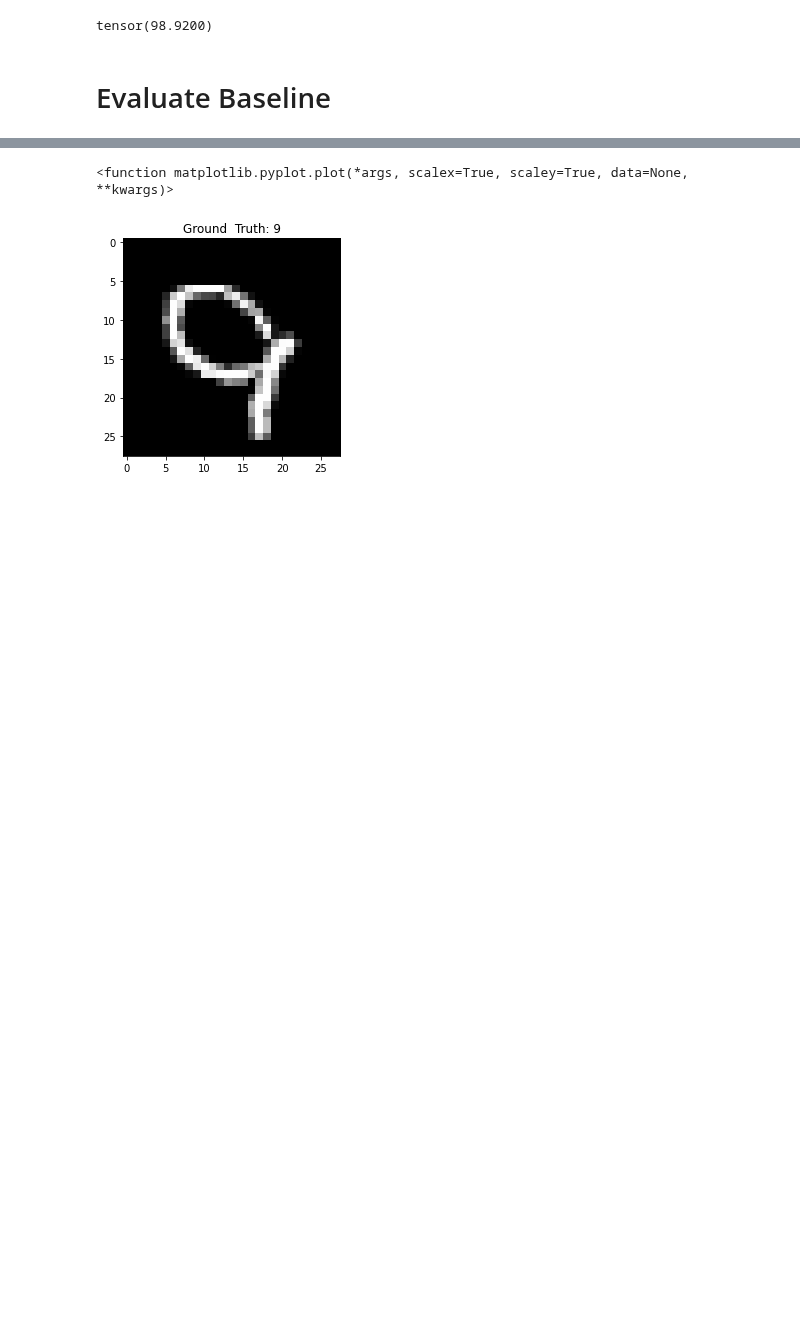
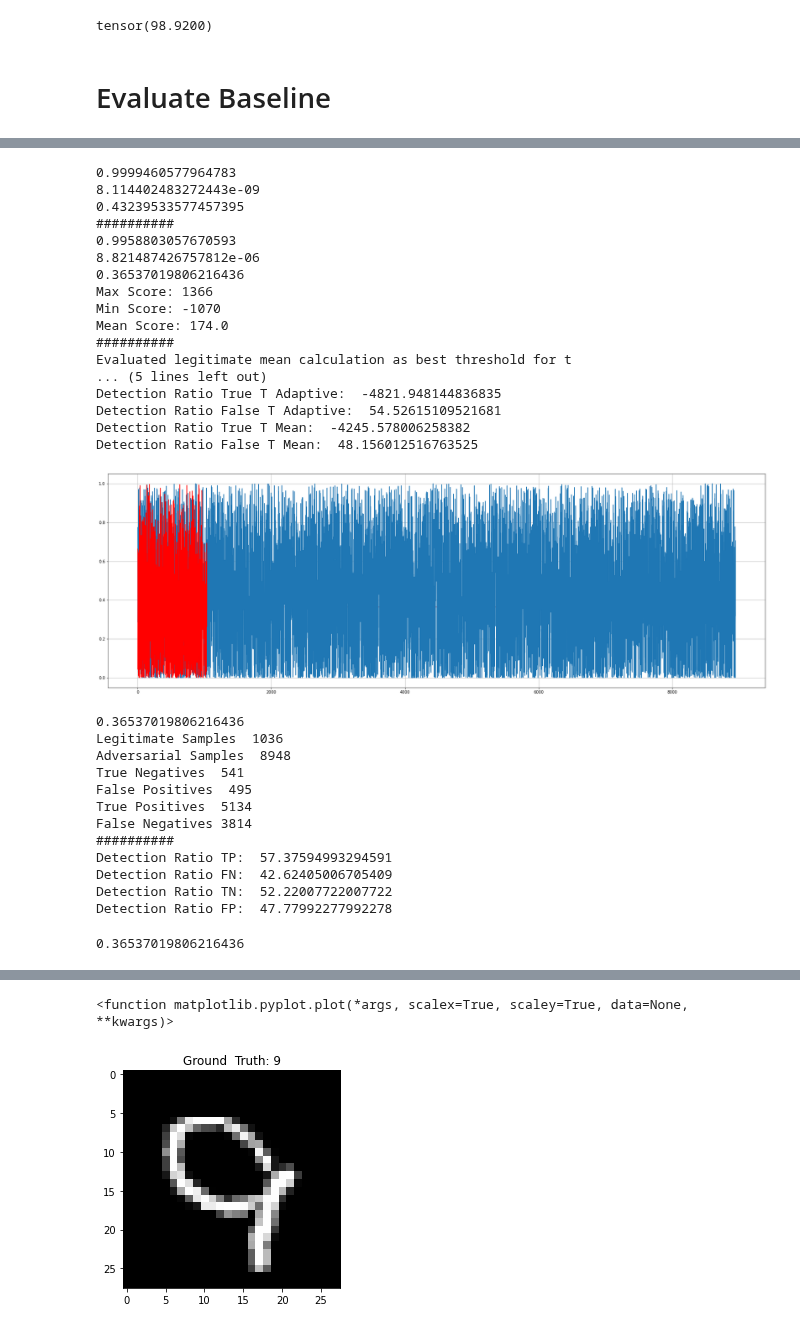
Before and after one commit to Caryox/adversarial-robustness, a Jupyter notebook: notepads/simple_cnn.ipynb, the cells around one changed output, grey strips where cells are left out. Saved outputs shown, nothing was run; the diff lists cells and outputs as text; code cells hidden in the pictures; blank space fills up the shorter version.

```diff
--- a/notepads/simple_cnn.ipynb
+++ b/notepads/simple_cnn.ipynb
@@ -2064,0 +1523,18 @@ plt.plot
+# %%
+print("Attacking Train Loader for estimating optimal threshold value t")
+print("##############################################################################")
+print("##############################################################################")
+print("##############################################################################")
+
+differences_test,adversarial_map=evaluate_baseline(train_loader,network,is_attack=True,attack=fb.attacks.FGSM(),epsilon=[1],t=1.0)
+print("Choosing t-calculating strategy for optimal value t")
+print("##############################################################################")
+print("##############################################################################")
+print("##############################################################################")
+t=calculate_threshold_adversarial(differences_test,adversarial_map,correction_t=1.0,print_output=True)
+
+print("Attacking Test Loader with estimated threshold value t")
+print("##############################################################################")
+print("##############################################################################")
+print("##############################################################################")
+differences_test,adversarial_map=evaluate_baseline(test_loader,network,is_attack=True,attack=fb.attacks.FGSM(),epsilon=[1],t=t)
@@ -2064,0 +1551,34 @@ plt.plot
+# %%
+calculate_threshold_adversarial(differences_test,adversarial_map,correction_t=1.0,print_output=True,is_attack=True)
+# %% [output]
+0.9999460577964783
+8.114402483272443e-09
+0.43239533577457395
+##########
+0.9958803057670593
+8.821487426757812e-06
+0.36537019806216436
+Max Score: 1366
+Min Score: -1070
+Mean Score: 174.0
+##########
+Evaluated legitimate mean calculation as best threshold for t
+... (5 lines left out)
+Detection Ratio True T Adaptive:  -4821.948144836835
+Detection Ratio False T Adaptive:  54.52615109521681
+Detection Ratio True T Mean:  -4245.578006258382
+Detection Ratio False T Mean:  48.156012516763525
+[figure, added]
+0.36537019806216436
+Legitimate Samples  1036
+Adversarial Samples  8948
+True Negatives  541
+False Positives  495
+True Positives  5134
+False Negatives 3814
+##########
+Detection Ratio TP:  57.37594993294591
+Detection Ratio FN:  42.62405006705409
+Detection Ratio TN:  52.22007722007722
+Detection Ratio FP:  47.77992277992278
+0.36537019806216436
```
Also changed, not shown: parts of 60 cells of this notebook, 1 other file.
